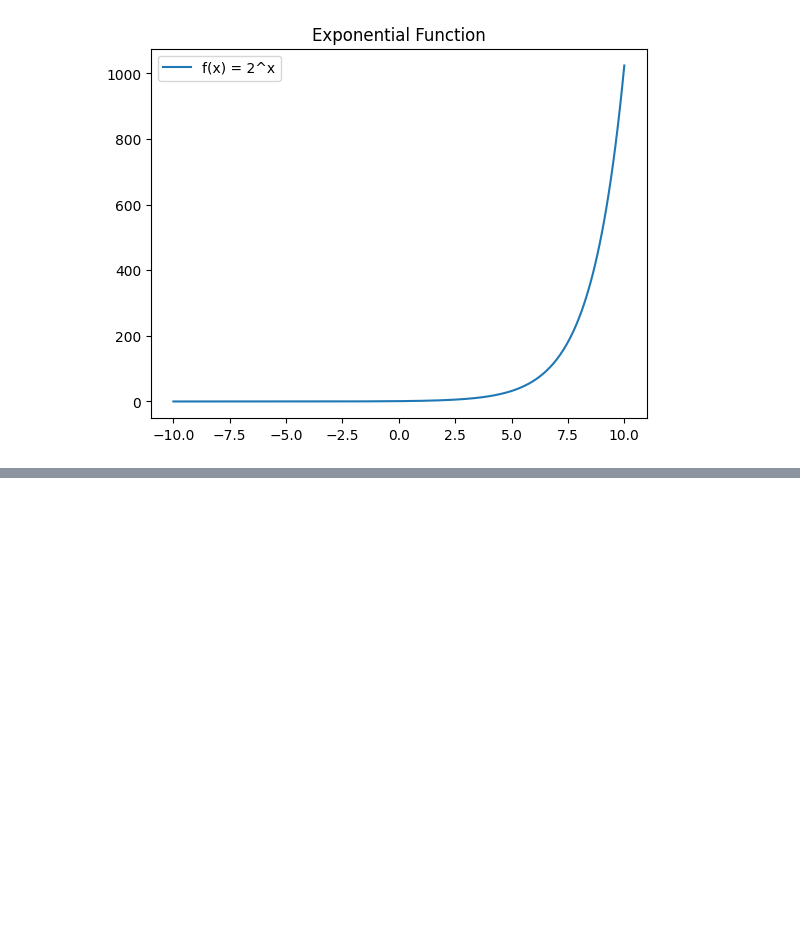
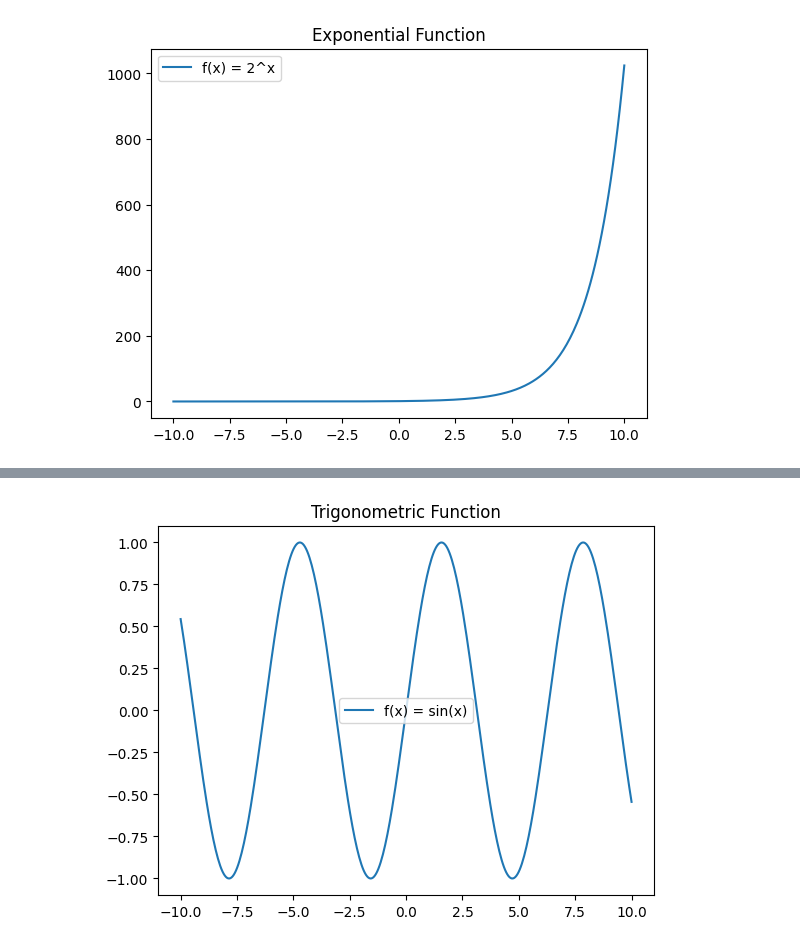
Before and after one commit to nova888/Data-Science, a Jupyter notebook: Kalkulus.ipynb, the cells around one changed output, grey strips where cells are left out. Drawn from its saved outputs; the diff is of its cells as text; code cells hidden in the pictures; blank space fills up the shorter version.

```diff
--- a/Kalkulus.ipynb
+++ b/Kalkulus.ipynb
@@ -55,0 +65,9 @@ plt.show()
+# %%
+x = np.linspace(-10, 10, 400)
+y = np.sin(x)
+plt.plot(x, y, label='f(x) = sin(x)')
+plt.title("Trigonometric Function")
+plt.legend()
+plt.show()
+# %% [output]
+[figure, added]
```
Also changed, not shown: parts of 5 cells of this notebook.
